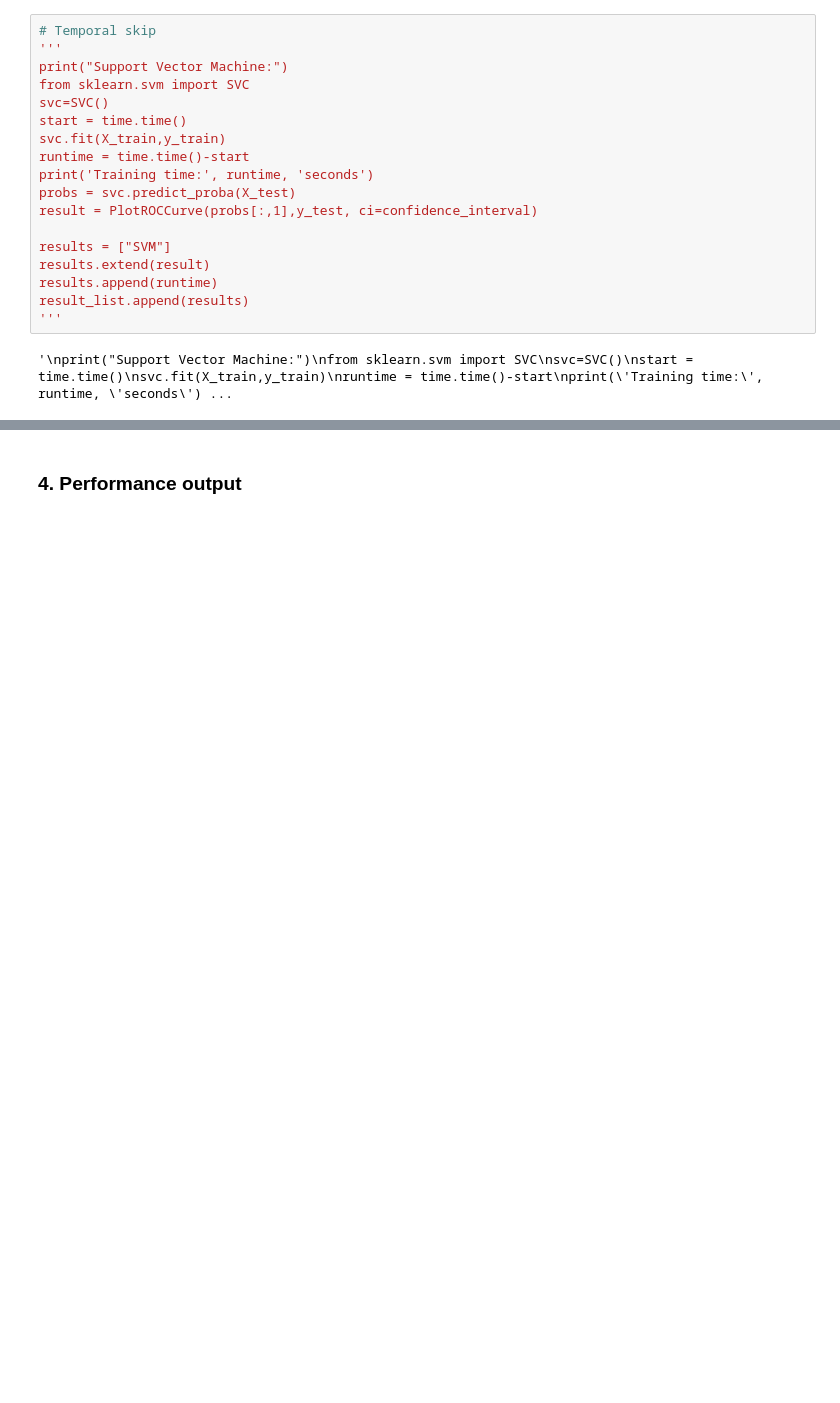
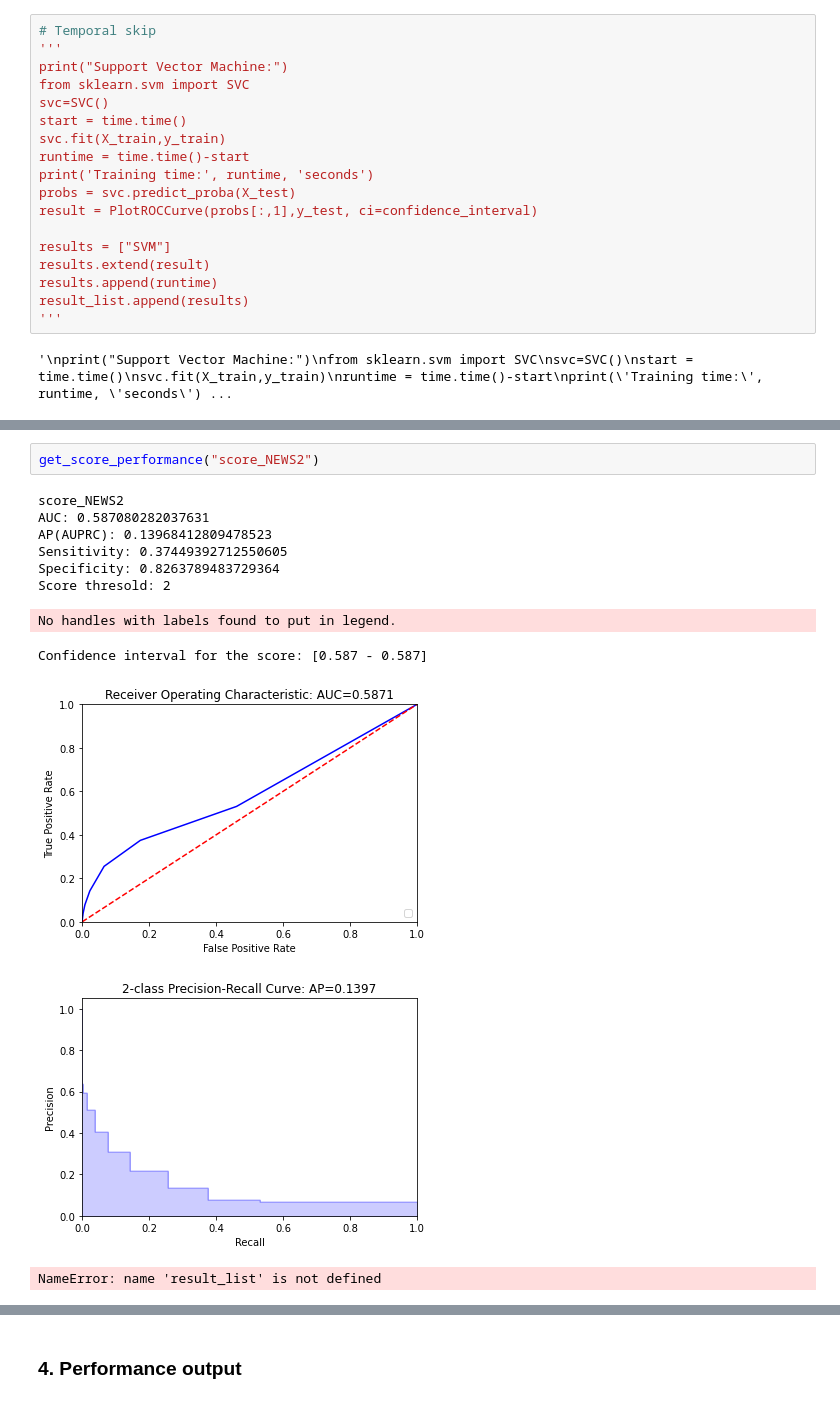
Before and after one commit to nliulab/mimic4ed-benchmark, a Jupyter notebook: Benchmark_scripts/Model_critical_triage.ipynb, the cells around one changed output, grey strips where cells are left out. Drawn from its saved outputs; the diff is of its cells as text; blank space fills up the shorter version.

```diff
--- a/Benchmark_scripts/Model_critical_triage.ipynb
+++ b/Benchmark_scripts/Model_critical_triage.ipynb
@@ -241,0 +267,14 @@ result_list.append(results)
+# %%
+get_score_performance("score_NEWS2")
+# %% [output]
+score_NEWS2
+AUC: 0.587080282037631
+AP(AUPRC): 0.13968412809478523
+Sensitivity: 0.37449392712550605
+Specificity: 0.8263789483729364
+Score thresold: 2
+No handles with labels found to put in legend.
+Confidence interval for the score: [0.587 - 0.587]
+[figure, added]
+[figure, added]
+NameError: name 'result_list' is not defined
```
Also changed, not shown: parts of 10 cells of this notebook, 2 other files.
